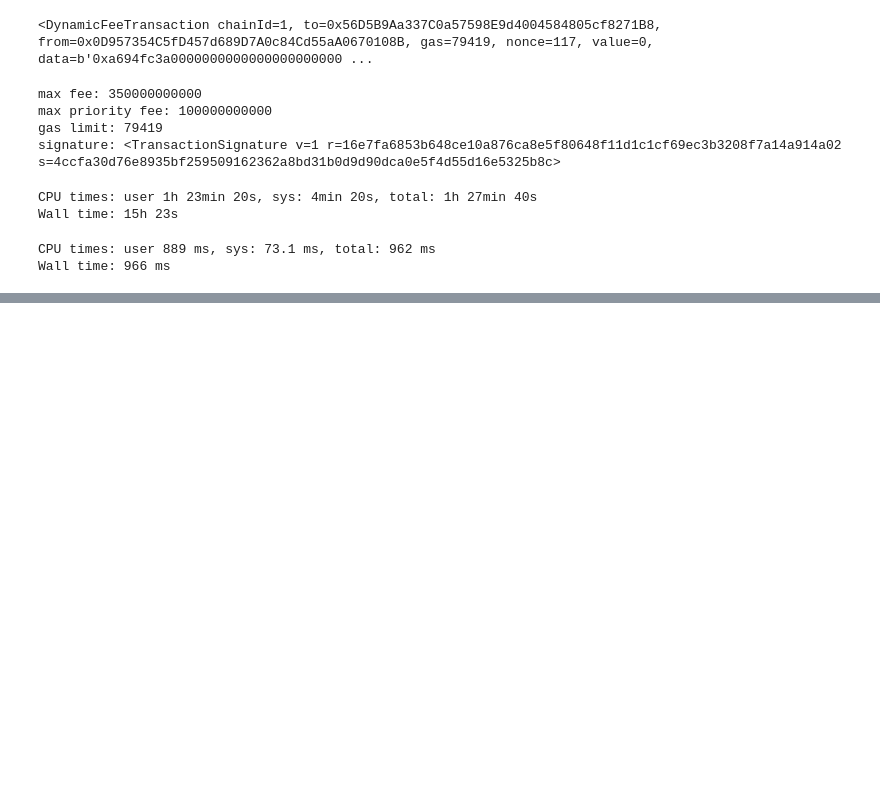
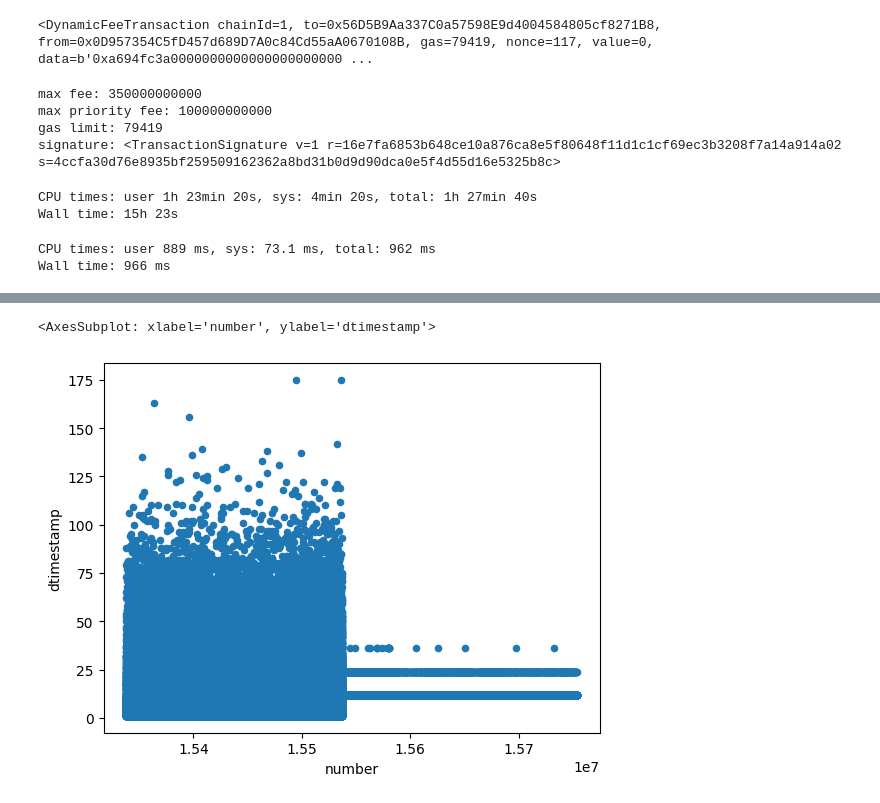
Before and after one commit to fmrmf/merge-challenge, a Jupyter notebook: notebook/blocks.ipynb, the cells around one changed output, grey strips where cells are left out. Drawn from its saved outputs; the diff is of its cells as text; code cells hidden in the pictures; blank space fills up the shorter version.

Commit message:
plot block times, gas utilization

```diff
--- a/notebook/blocks.ipynb
+++ b/notebook/blocks.ipynb
@@ -94,0 +95,4 @@ qb
+# %%
+# difference the timestamps and get the timestamp in date format
+qb['dtimestamp'] = qb['timestamp'].diff()  # block time for this current block to be added
+qb['date'] = pd.to_datetime(qb['timestamp'], unit='s')
@@ -94,0 +115,7 @@ qb
+# %%
+# plot block times over time
+# TODO: why two bands after merge?
+qb.plot(x='number', y='dtimestamp', kind='scatter')
+# %% [output]
+<AxesSubplot: xlabel='number', ylabel='dtimestamp'>
+[figure, added]
```
Also changed, not shown: parts of 18 cells of this notebook.
